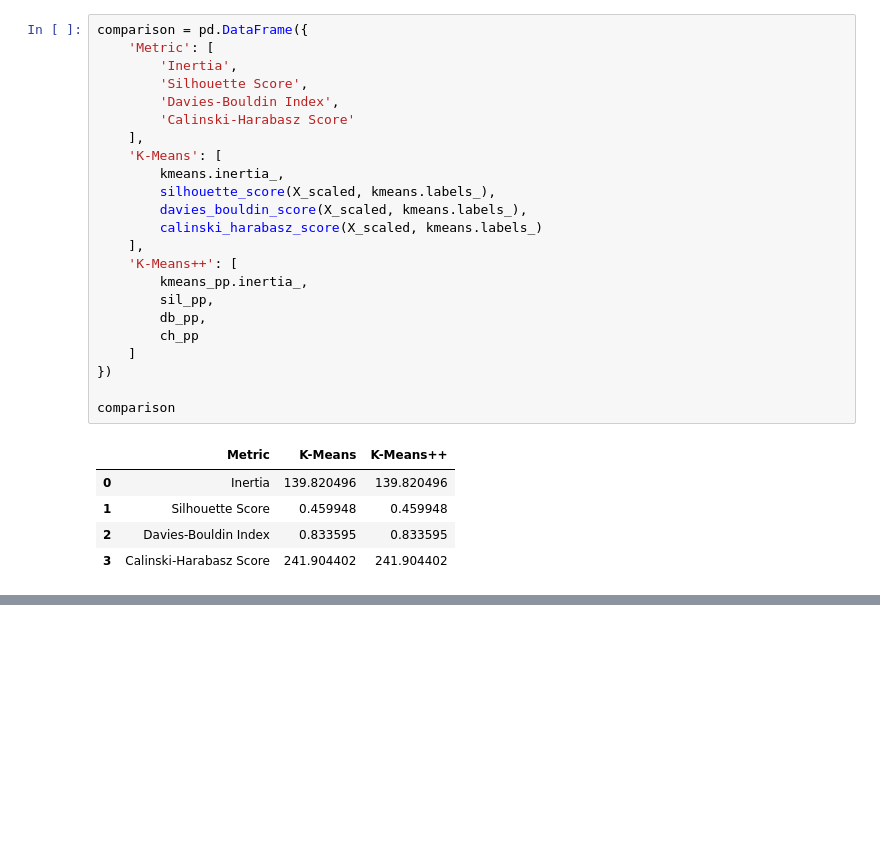
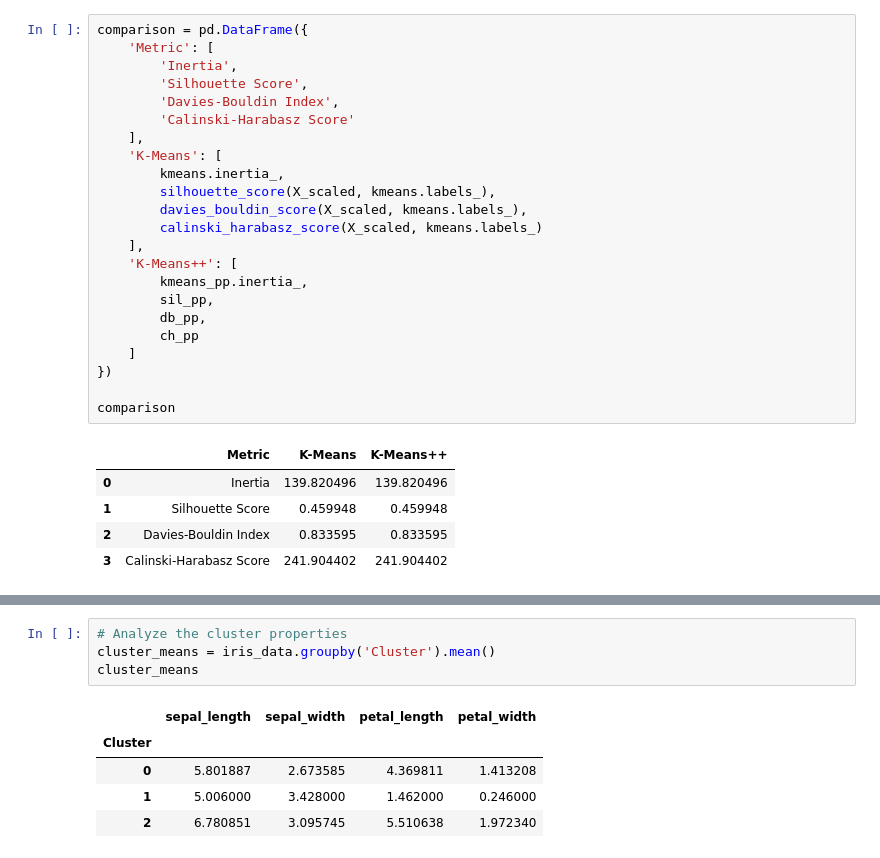
Before and after one commit to Gyrith/Machine-Learning-Models, a Jupyter notebook: Unsupervised Learning/K-Means Clustering.ipynb, the cells around one changed output, grey strips where cells are left out. Cells and saved outputs as stored; diff of their text form; blank space fills up the shorter version.

```diff
--- a/Unsupervised Learning/K-Means Clustering.ipynb
+++ b/Unsupervised Learning/K-Means Clustering.ipynb
@@ -733,0 +789,10 @@ Although K-Means++ improves centroid initialization compared to random initializ
+# %%
+# Analyze the cluster properties
+cluster_means = iris_data.groupby('Cluster').mean()
+cluster_means
+# %% [output]
+|  | sepal_length | sepal_width | petal_length | petal_width |
+| Cluster |  |  |  |  |
+| 0 | 5.801887 | 2.673585 | 4.369811 | 1.413208 |
+| 1 | 5.006000 | 3.428000 | 1.462000 | 0.246000 |
+| 2 | 6.780851 | 3.095745 | 5.510638 | 1.972340 |
```
Also changed, not shown: parts of 10 cells of this notebook.
